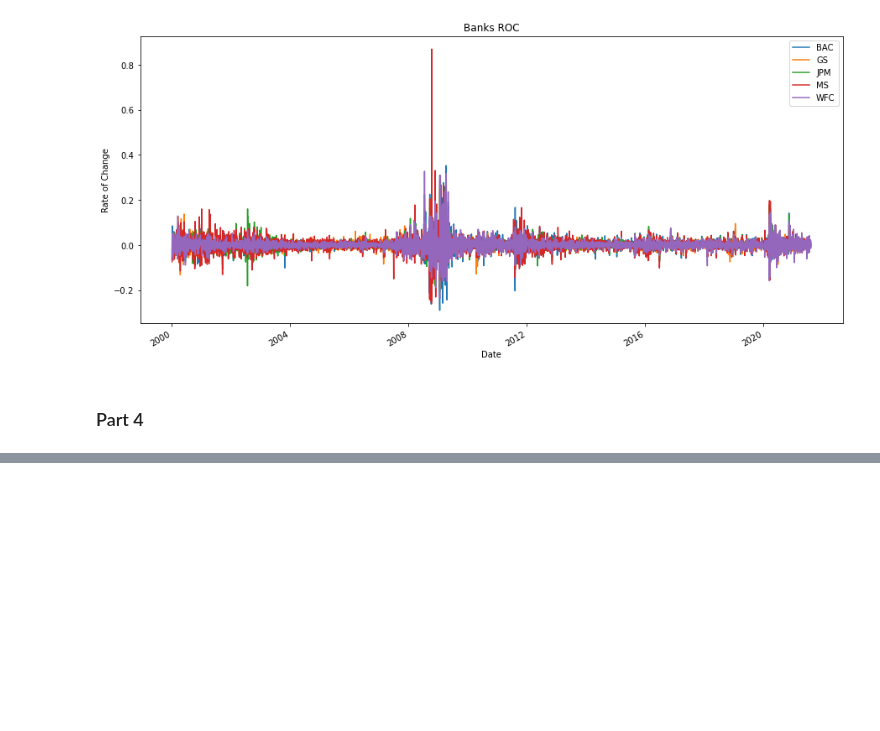
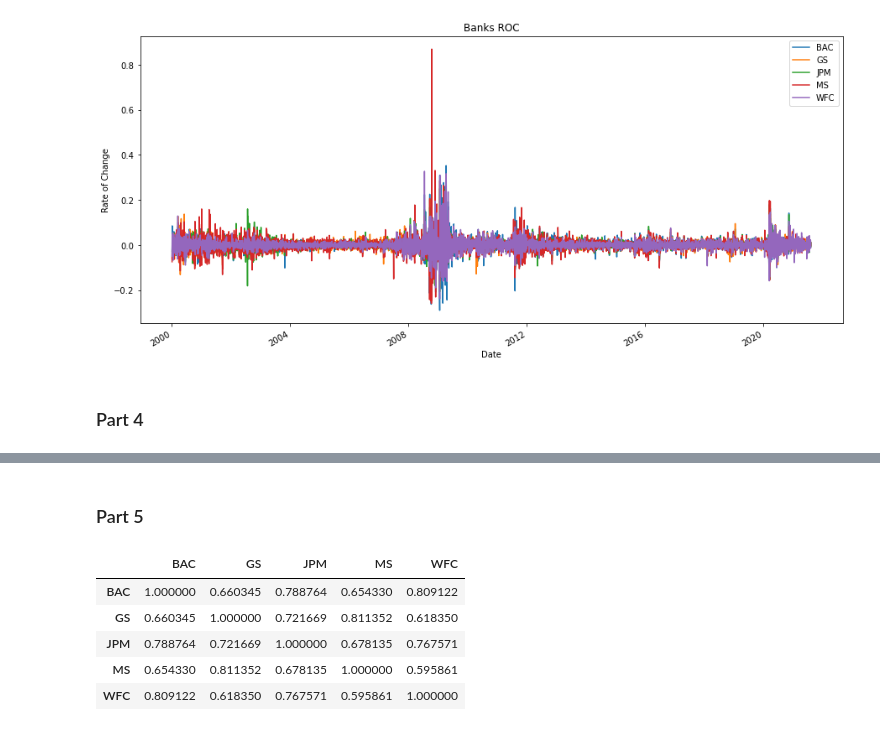
Before and after one commit to illeanz/w1challenge, a Jupyter notebook: w1 data challenge.ipynb, the cells around one changed output, grey strips where cells are left out. Saved outputs shown, nothing was run; the diff lists cells and outputs as text; code cells hidden in the pictures; blank space fills up the shorter version.

```diff
--- a/w1 data challenge.ipynb
+++ b/w1 data challenge.ipynb
@@ -104,0 +111,11 @@ BAC, WFC, JPM all jumped in late September/early October of 2008
+# %% [markdown]
+### Part 5
+# %%
+data_roc.corr()
+# %% [output]
+|  | BAC | GS | JPM | MS | WFC |
+| BAC | 1.000000 | 0.660345 | 0.788764 | 0.654330 | 0.809122 |
+| GS | 0.660345 | 1.000000 | 0.721669 | 0.811352 | 0.618350 |
+| JPM | 0.788764 | 0.721669 | 1.000000 | 0.678135 | 0.767571 |
+| MS | 0.654330 | 0.811352 | 0.678135 | 1.000000 | 0.595861 |
+| WFC | 0.809122 | 0.618350 | 0.767571 | 0.595861 | 1.000000 |
```
Also changed, not shown: parts of 15 cells of this notebook.
